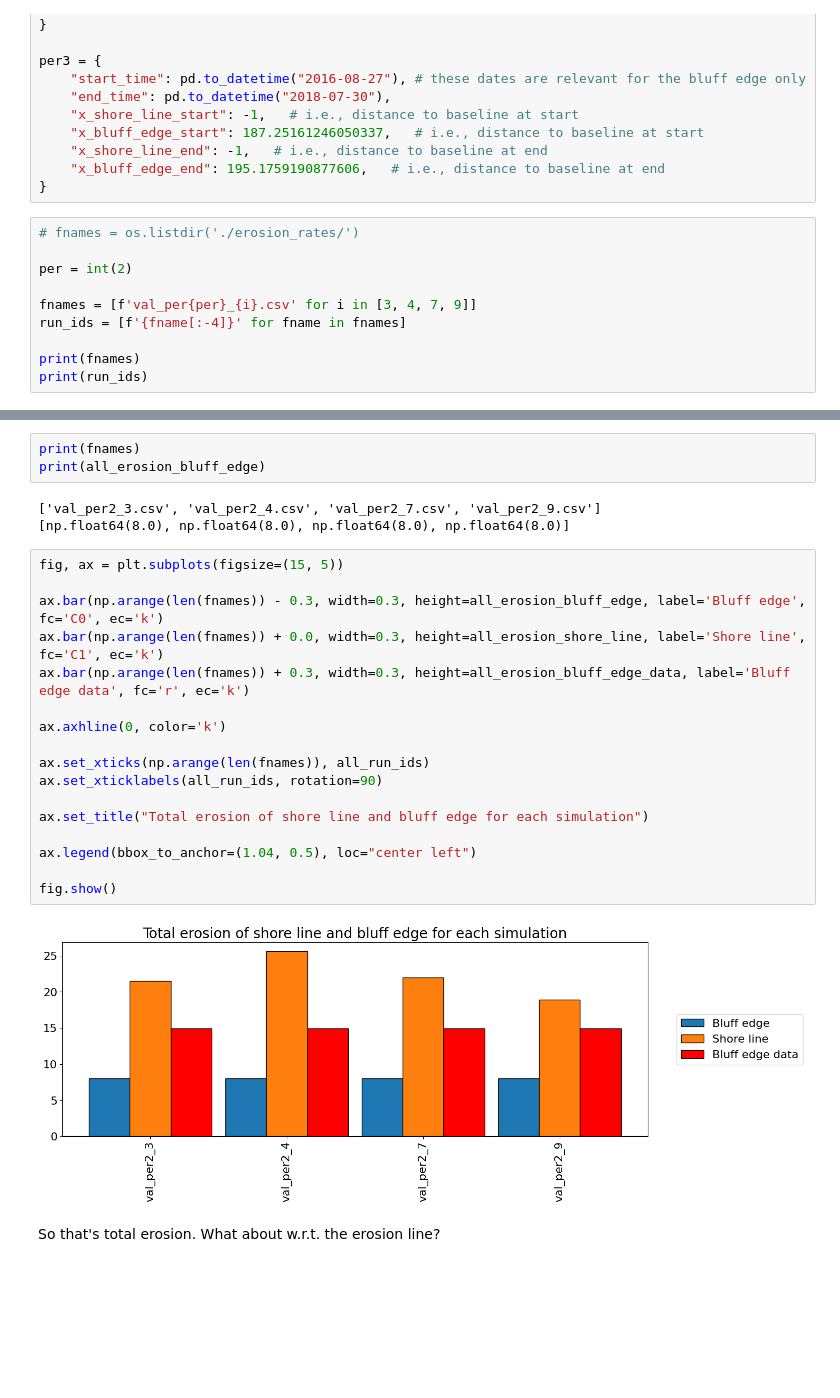
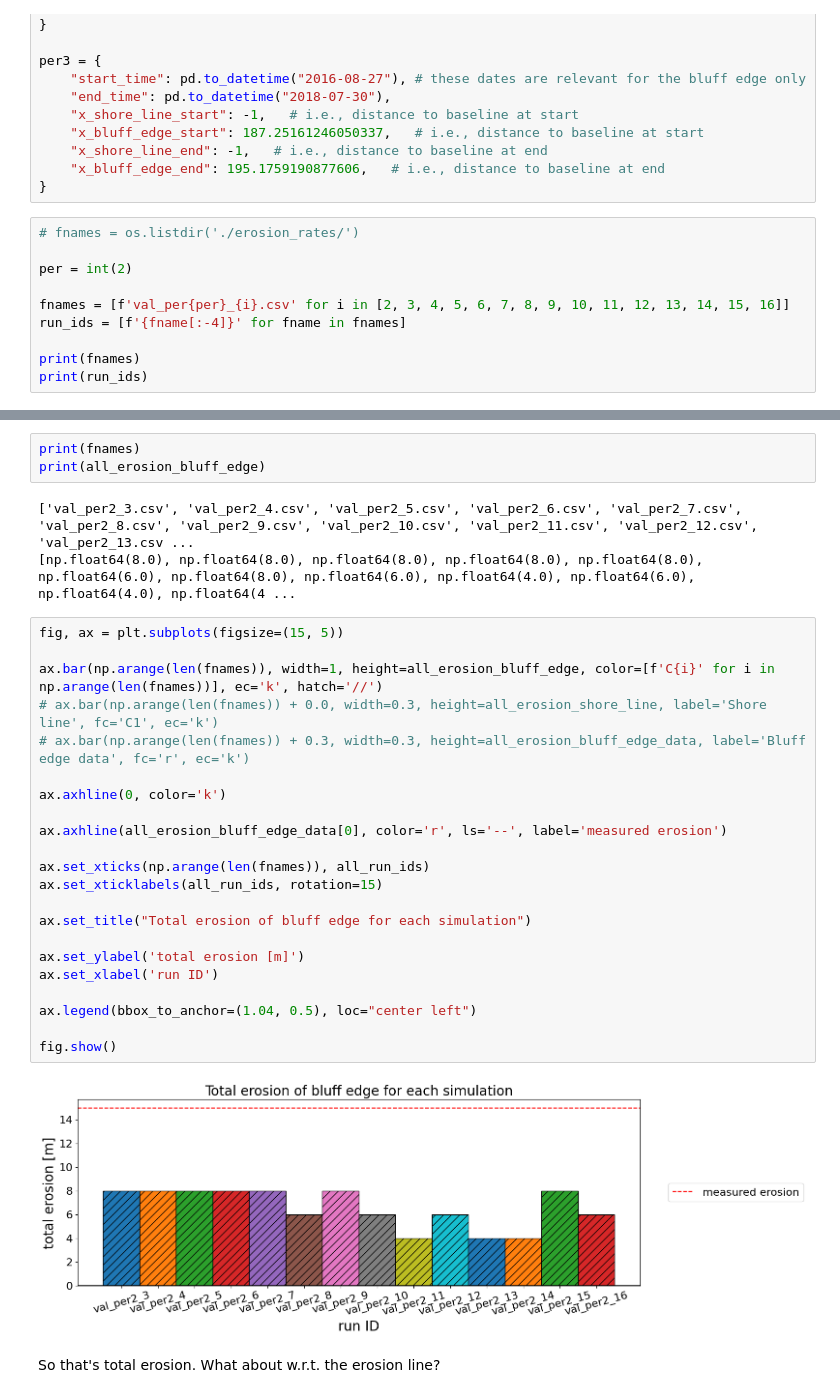
Before and after one commit to khdebruijn/thermo-morphological-model, a Jupyter notebook: results/view_erosion.ipynb, the cells around one changed output, grey strips where cells are left out. Saved outputs shown, nothing was run; the diff lists cells and outputs as text; blank space fills up the shorter version.

```diff
--- a/results/view_erosion.ipynb
+++ b/results/view_erosion.ipynb
@@ -60,7 +63,7 @@ per3 = {
 
 per = int(2)
 
-fnames = [f'val_per{per}_{i}.csv' for i in [3, 4, 7, 9]]
+fnames = [f'val_per{per}_{i}.csv' for i in [2, 3, 4, 5, 6, 7, 8, 9, 10, 11, 12, 13, 14, 15, 16]]
 run_ids = [f'{fname[:-4]}' for fname in fnames]
 
 print(fnames)
@@ -125,27 +138,32 @@ completed run val_per2_9
 print(fnames)
 print(all_erosion_bluff_edge)
 # %% [output]
-['val_per2_3.csv', 'val_per2_4.csv', 'val_per2_7.csv', 'val_per2_9.csv']
-[np.float64(8.0), np.float64(8.0), np.float64(8.0), np.float64(8.0)]
+['val_per2_3.csv', 'val_per2_4.csv', 'val_per2_5.csv', 'val_per2_6.csv', 'val_per2_7.csv', 'val_per2_8.csv', 'val_per2_9.csv', 'val_per2_10.csv', 'val_per2_11.csv', 'val_per2_12.csv', 'val_per2_13.csv ...
+[np.float64(8.0), np.float64(8.0), np.float64(8.0), np.float64(8.0), np.float64(8.0), np.float64(6.0), np.float64(8.0), np.float64(6.0), np.float64(4.0), np.float64(6.0), np.float64(4.0), np.float64(4 ...
 # %%
 fig, ax = plt.subplots(figsize=(15, 5))
 
-ax.bar(np.arange(len(fnames)) - 0.3, width=0.3, height=all_erosion_bluff_edge, label='Bluff edge', fc='C0', ec='k')
-ax.bar(np.arange(len(fnames)) + 0.0, width=0.3, height=all_erosion_shore_line, label='Shore line', fc='C1', ec='k')
-ax.bar(np.arange(len(fnames)) + 0.3, width=0.3, height=all_erosion_bluff_edge_data, label='Bluff edge data', fc='r', ec='k')
+ax.bar(np.arange(len(fnames)), width=1, height=all_erosion_bluff_edge, color=[f'C{i}' for i in np.arange(len(fnames))], ec='k', hatch='//')
+# ax.bar(np.arange(len(fnames)) + 0.0, width=0.3, height=all_erosion_shore_line, label='Shore line', fc='C1', ec='k')
+# ax.bar(np.arange(len(fnames)) + 0.3, width=0.3, height=all_erosion_bluff_edge_data, label='Bluff edge data', fc='r', ec='k')
 
 ax.axhline(0, color='k')
 
+ax.axhline(all_erosion_bluff_edge_data[0], color='r', ls='--', label='measured erosion')
+
 ax.set_xticks(np.arange(len(fnames)), all_run_ids)
-ax.set_xticklabels(all_run_ids, rotation=90)
+ax.set_xticklabels(all_run_ids, rotation=15)
 
-ax.set_title("Total erosion of shore line and bluff edge for each simulation")
+ax.set_title("Total erosion of bluff edge for each simulation")
+
+ax.set_ylabel('total erosion [m]')
+ax.set_xlabel('run ID')
 
 ax.legend(bbox_to_anchor=(1.04, 0.5), loc="center left")
 
 fig.show()
 # %% [output]
-[figure, old version]
+[figure, new version]
 # %% [markdown]
 So that's total erosion. What about w.r.t. the erosion line?
 # %%
```
Also changed, not shown: parts of 18 cells of this notebook.
